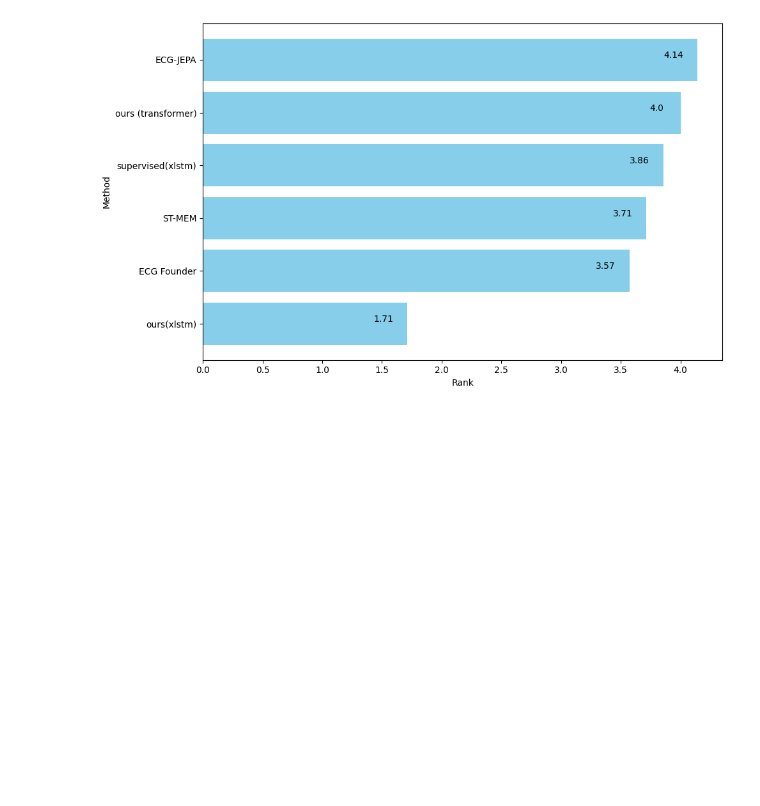
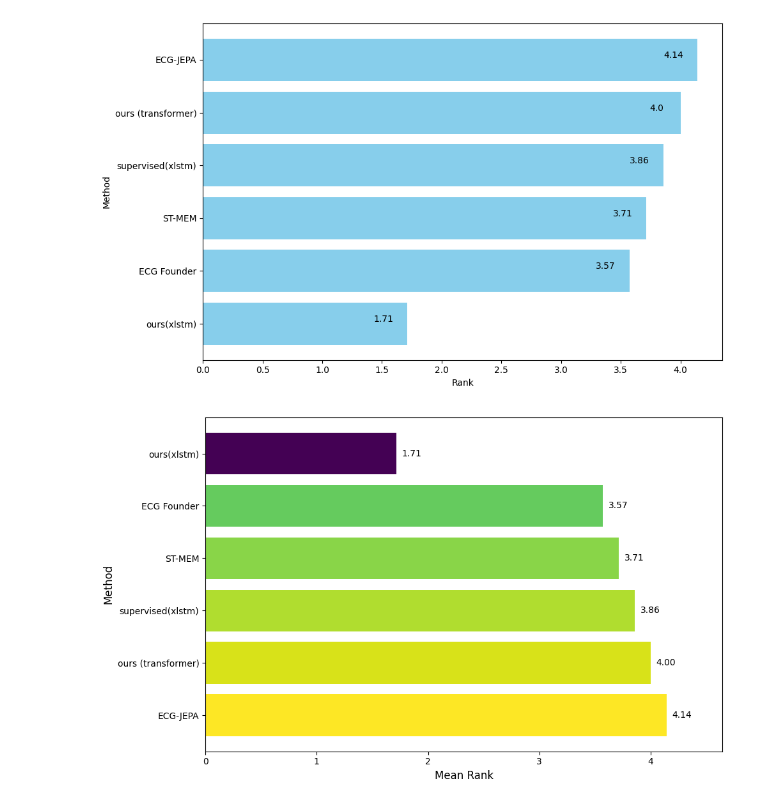
Before and after one commit to Lobster1911/bench-xecg-indian-benchmark, a Jupyter notebook: plots.ipynb, the cells around one changed output. Cells and saved outputs as stored; diff of their text form; code cells hidden in the pictures; blank space fills up the shorter version.

```diff
--- a/plots.ipynb
+++ b/plots.ipynb
@@ -355,6 +305,48 @@ plt.show()
 # %% [output]
 set_ticklabels() should only be used with a fixed number of ticks, i.e. after set_ticks() or using a FixedLocator.
 [figure]
+# %%
+import matplotlib.pyplot as plt
+import seaborn as sns
+import numpy as np
+
+# Prepare data
+df_ranked_sorted = df_ranked.copy()
+df_ranked_sorted["mean_rank"] = df_ranked.mean(axis=1)
+df_ranked_sorted = df_ranked_sorted.sort_values(by="mean_rank", ascending=True)
+
+# Set style
+# sns.set(style="whitegrid")
+
+# Generate color gradient
+norm = plt.Normalize(df_ranked_sorted["mean_rank"].min(), df_ranked_sorted["mean_rank"].max())
+colors = plt.cm.viridis(norm(df_ranked_sorted["mean_rank"]))
+
+fig, ax = plt.subplots(figsize=(10, 6))
+
+# Draw horizontal bars
+bars = ax.barh(df_ranked_sorted.index, df_ranked_sorted["mean_rank"], color=colors)
+
+# Add labels to bars
+for i, (value, label) in enumerate(zip(df_ranked_sorted["mean_rank"], df_ranked_sorted.index)):
+    ax.text(value + 0.05, i, f"{value:.2f}", va='center', ha='left', fontsize=10, color='black')
+
+# Format plot
+ax.set_xlabel('Mean Rank', fontsize=12)
+ax.set_ylabel('Method', fontsize=12)
+# ax.set_title('Mean Rank of Methods', fontsize=14, weight='bold', pad=15)
+ax.invert_yaxis()  # Highest rank at top
+ax.set_xlim([0, df_ranked_sorted["mean_rank"].max() + 0.5])  # Adjust x-axis limit
+# ax.grid(True, axis='x', linestyle='--', alpha=0.7)
+# ax.set_axisbelow(True)
+
+# Remove spines
+# sns.despine(left=True, bottom=True)
+
+plt.tight_layout()
+plt.savefig("mean_rank_methods.png", dpi=300)
+# %% [output]
+[figure, added]
 # %%
 df_ranked_r = len(df_ranked) - df_ranked
 df_ranked_r.head()
```
Also changed, not shown: parts of 13 cells of this notebook, 8 other files.
